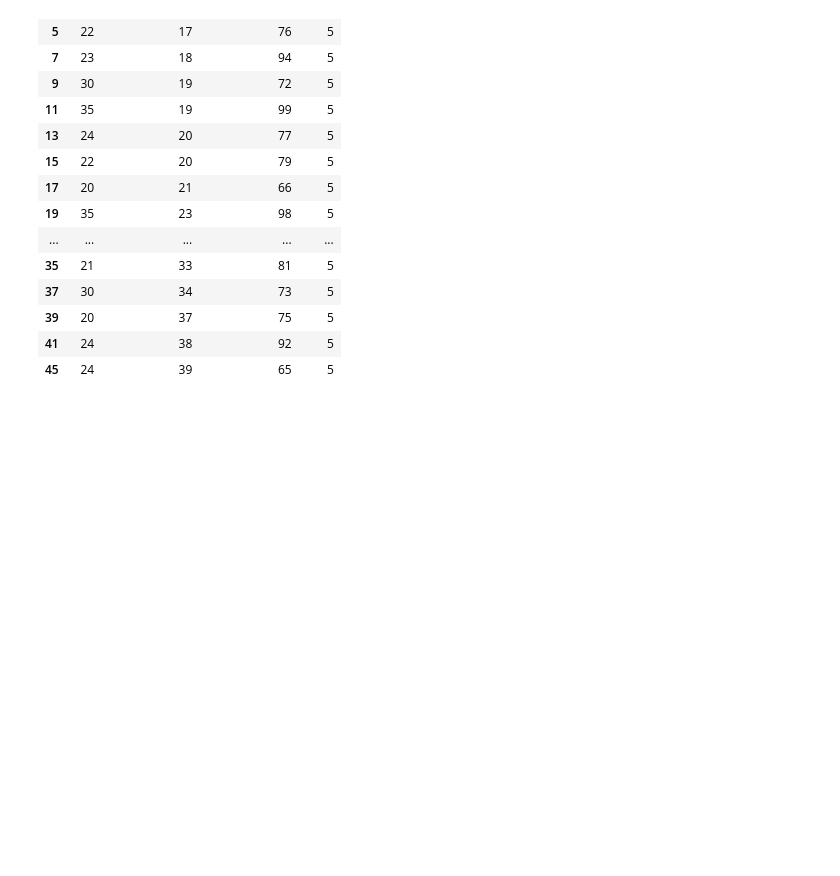
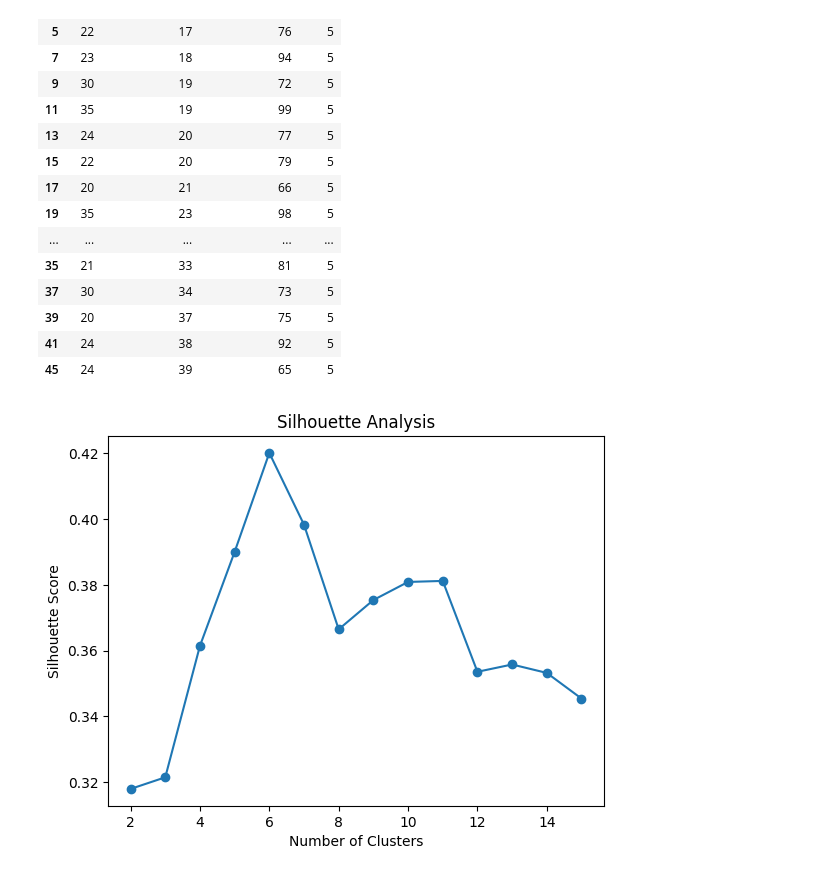
Before and after one commit to utkarshg1/VS-code-repository, a Jupyter notebook: Hierarchical Clustering/Agglomerative.ipynb, the cells around one changed output. Saved outputs shown, nothing was run; the diff lists cells and outputs as text; code cells hidden in the pictures; blank space fills up the shorter version.

Commit message:
Silhoutte Analysis added

```diff
--- a/Hierarchical Clustering/Agglomerative.ipynb
+++ b/Hierarchical Clustering/Agglomerative.ipynb
@@ -324,3 +324,35 @@ X[X['label']==5]
 | 39 | 20 | 37 | 75 | 5 |
 | 41 | 24 | 38 | 92 | 5 |
 | 45 | 24 | 39 | 65 | 5 |
+# %%
+min_clusters=2
+max_clusters=15
+# %%
+from sklearn.cluster import AgglomerativeClustering
+from sklearn.metrics import silhouette_score
+# Initialize lists to store silhouette scores and cluster numbers
+silhouette_scores = []
+cluster_numbers = []
+
+for i in range(min_clusters,max_clusters+1):
+    # Initialize the hierarchical clustering algorithm
+    clustering = AgglomerativeClustering(n_clusters=i)
+
+    # Fit the algorithm to your data
+    labels = clustering.fit_predict(X_pre)
+
+    # Calculate the silhouette score
+    silhouette_avg = silhouette_score(X_pre, labels)
+
+    # Append the silhouette score and cluster number to the lists
+    silhouette_scores.append(silhouette_avg)
+    cluster_numbers.append(i)
+# %%
+# Plot the silhouette scores against the number of clusters
+plt.plot(cluster_numbers, silhouette_scores, marker='o')
+plt.xlabel('Number of Clusters')
+plt.ylabel('Silhouette Score')
+plt.title('Silhouette Analysis')
+plt.show()
+# %% [output]
+[figure, added]
```
